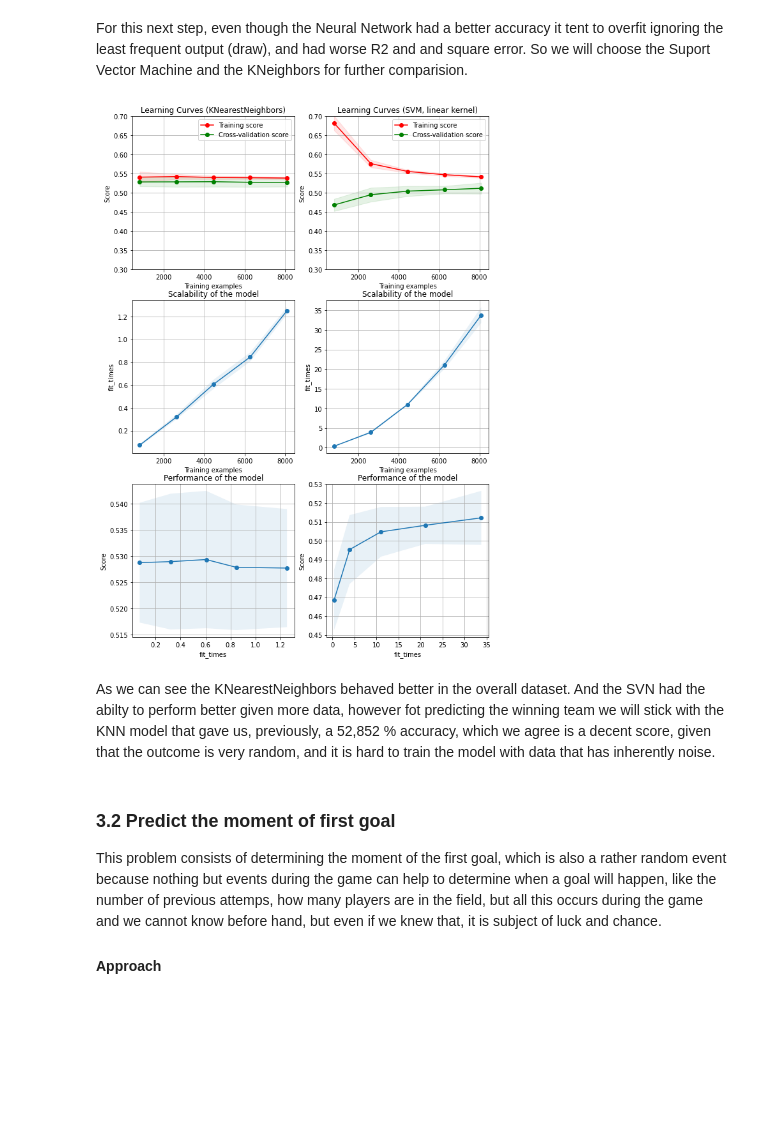
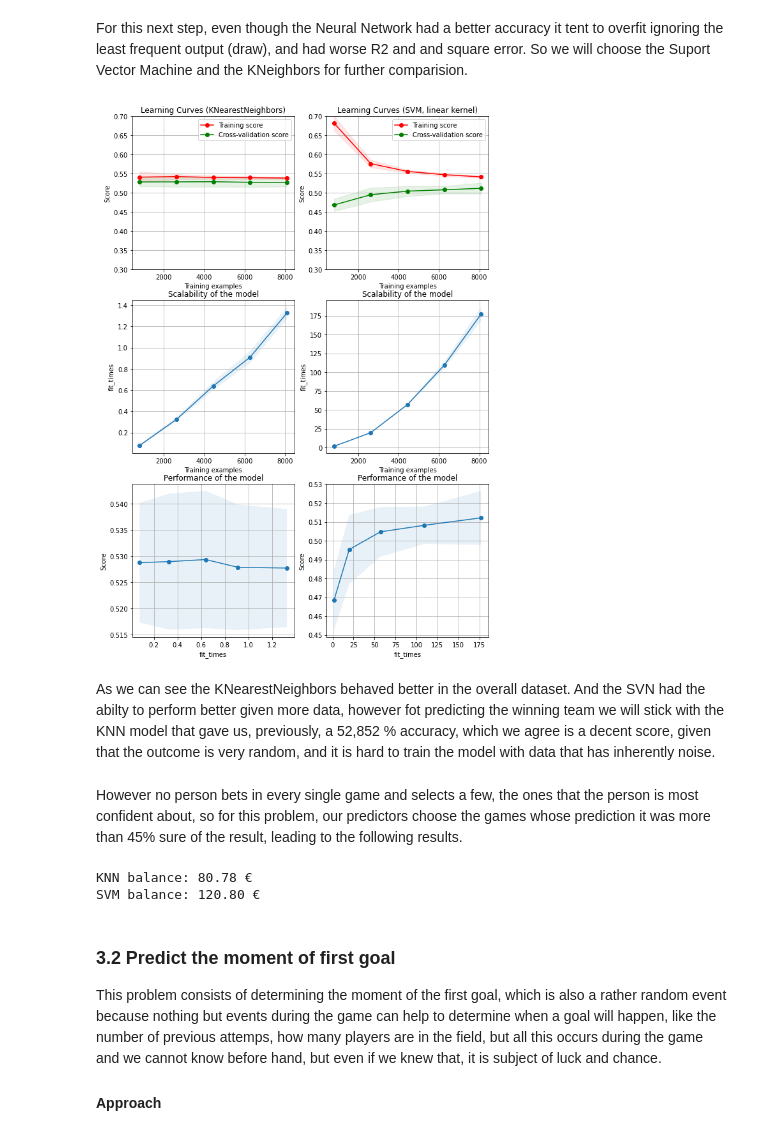
Before and after one commit to gmtorres/MIEIC_19_20_IART, a Jupyter notebook: Proj2/report.ipynb, the cells around one changed output. Drawn from its saved outputs; the diff is of its cells as text; code cells hidden in the pictures; blank space fills up the shorter version.

```diff
--- a/Proj2/report.ipynb
+++ b/Proj2/report.ipynb
@@ -628,25 +624,25 @@ For this next step, even though the Neural Network had a better accuracy it tent
 # %%
 fig, axes = plt.subplots(3, 2, figsize=(10, 15))
 
 
 title = "Learning Curves (KNearestNeighbors)"
 # Cross validation with 100 iterations to get smoother mean test and train
 # score curves, each time with 20% data randomly selected as a validation set.
 cv = ShuffleSplit(n_splits=10, test_size=0.2, random_state=0)
 
-estimator = KNeighborsClassifier(n_neighbors = 101)
-plot_learning_curve(estimator, title, X, y, axes=axes[:, 0], ylim=(0.3, 0.7),
+estimator1 = KNeighborsClassifier(n_neighbors = 101)
+plot_learning_curve(estimator1, title, X, y, axes=axes[:, 0], ylim=(0.3, 0.7),
                     cv=cv, n_jobs=4)
 
 title = r"Learning Curves (SVM, linear kernel)"
 # SVC is more expensive so we do a lower number of CV iterations:
 cv = ShuffleSplit(n_splits=5, test_size=0.2, random_state=0)
-estimator = svm.SVC(kernel = 'linear')
-plot_learning_curve(estimator, title, X, y, axes=axes[:, 1], ylim=(0.3, 0.7),
+estimator2 = svm.SVC(kernel = 'linear',probability=True)
+plot_learning_curve(estimator2, title, X, y, axes=axes[:, 1], ylim=(0.3, 0.7),
                     cv=cv, n_jobs=4)
 
 plt.show()
 # %% [output]
-[figure, old version]
+[figure, new version]
 # %% [markdown]
 As we can see the KNearestNeighbors behaved better in the overall dataset. And the SVN had the abilty to perform better given more data, however fot predicting the winning team we will stick with the KNN model that gave us, previously, a  52,852 % accuracy, which we agree is a decent score, given that the outcome is very random, and it is hard to train the model with data that has inherently noise.
@@ -653,3 +691,11 @@ As we can see the KNearestNeighbors behaved better in the overall dataset. And t
+# %% [markdown]
+However no person bets in every single game and selects a few, the ones that the person is most confident about, so for this problem, our predictors choose the games whose prediction it was more than 45% sure of the result, leading to the following results.
+# %%
+print('KNN balance: {:.2f} €'.format(data1['balance'].sum()))
+print('SVM balance: {:.2f} €'.format(data2['balance'].sum()))
+# %% [output]
+KNN balance: 80.78 €
+SVM balance: 120.80 €
 # %% [markdown]
 ### 3.2 Predict the moment of first goal
 
```
Also changed, not shown: parts of 18 cells of this notebook, 1 other file.
